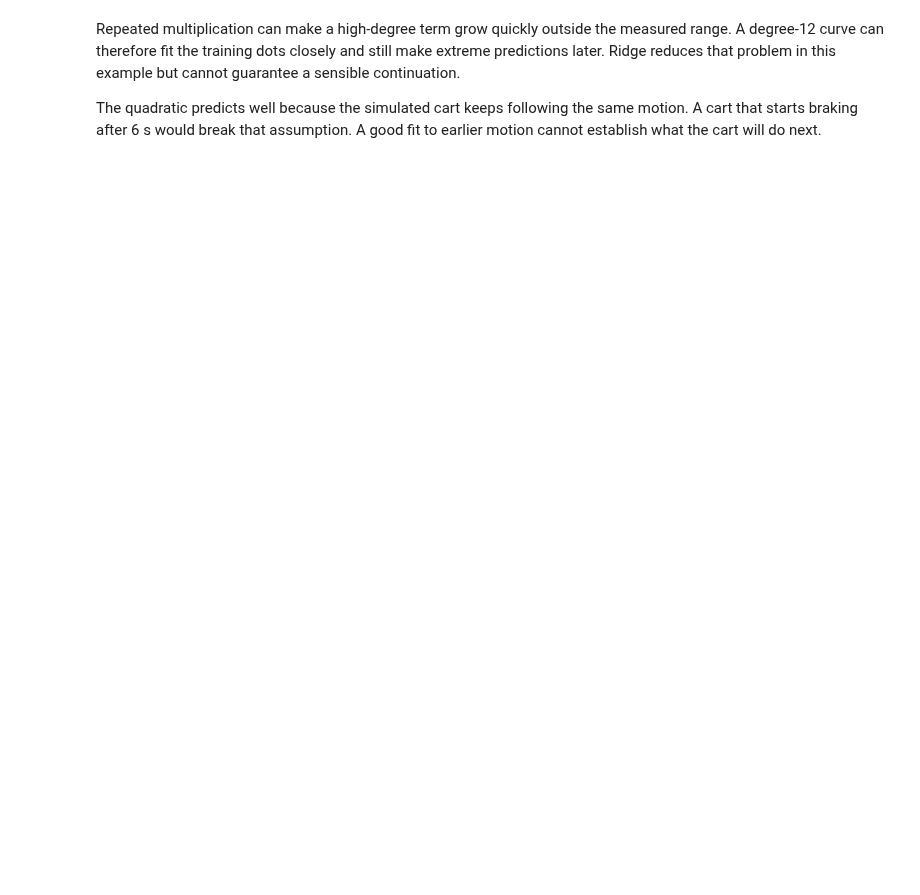
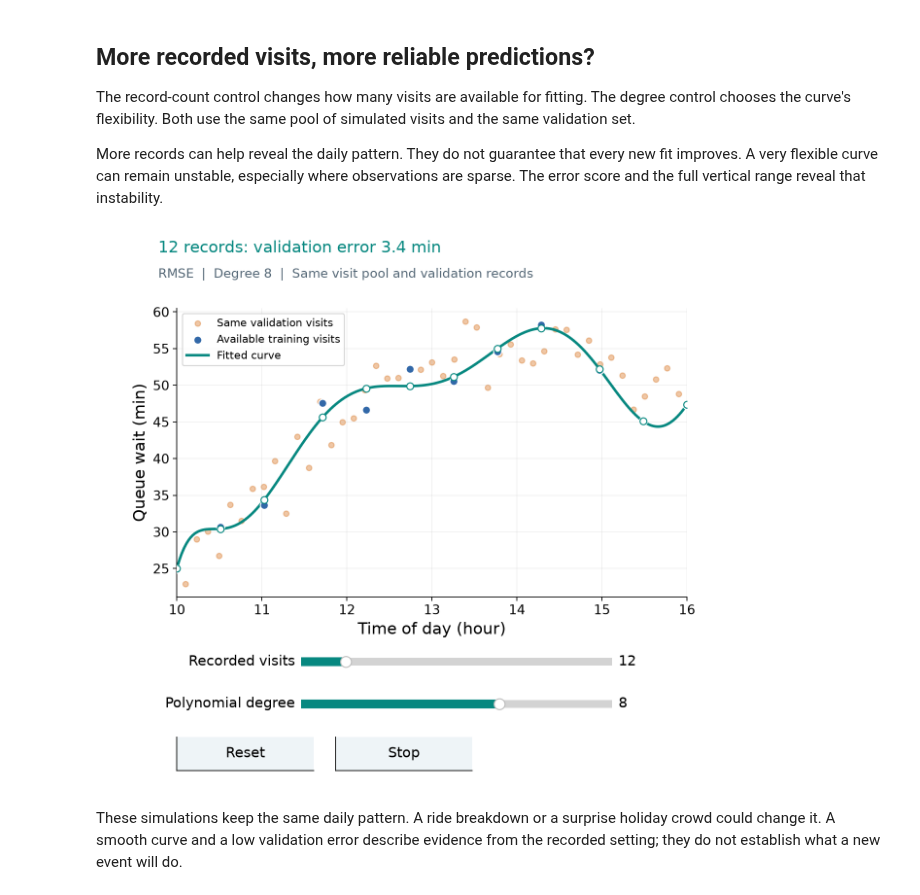
Before and after one commit to sonamu-jun/introduction-to-ai-convergence, a Jupyter notebook: 06-1_Regression/04_polynomial_regression_and_regularization.ipynb, the cells around one changed output. Cells and saved outputs as stored; diff of their text form; code cells hidden in the pictures; blank space fills up the shorter version.

```diff
--- a/06-1_Regression/04_polynomial_regression_and_regularization.ipynb
+++ b/06-1_Regression/04_polynomial_regression_and_regularization.ipynb
@@ -356,4 +280,38 @@ Test RMSE in metres. Large errors are shown in full.
 # %% [markdown]
-Repeated multiplication can make a high-degree term grow quickly outside the measured range. A degree-12 curve can therefore fit the training dots closely and still make extreme predictions later. Ridge reduces that problem in this example but cannot guarantee a sensible continuation.
+## More recorded visits, more reliable predictions?
 
-The quadratic predicts well because the simulated cart keeps following the same motion. A cart that starts braking after 6 s would break that assumption. A good fit to earlier motion cannot establish what the cart will do next.
+The record-count control changes how many visits are available for fitting. The degree control chooses the curve's flexibility. Both use the same pool of simulated visits and the same validation set.
+
+More records can help reveal the daily pattern. They do not guarantee that every new fit improves. A very flexible curve can remain unstable, especially where observations are sparse. The error score and the full vertical range reveal that instability.
+# %%
+park_pool_time = np.linspace(10, 16, 36)
+park_pool_wait = park_mean(park_pool_time) + rng_park.normal(0, 3, 36)
+
+
+def render_park_records(view, records, degree):
+    indices = np.unique(np.linspace(0, len(park_pool_time)-1, int(records)).round().astype(int))
+    time, wait = park_pool_time[indices], park_pool_wait[indices]
+    model = polynomial_model(int(degree)).fit(time[:, None], wait)
+    prediction = model.predict(park_grid[:, None])
+    error = metrics(park_valid_wait, model.predict(park_valid_time[:, None]))["RMSE"]
+    ax = view.ax
+    ax.scatter(park_valid_time, park_valid_wait, color=ORANGE, alpha=.4, s=25, label="Same validation visits")
+    ax.scatter(time, wait, color=BLUE, s=55, edgecolor="white", zorder=4, label="Available training visits")
+    ax.plot(park_grid, prediction, color=TEAL, label="Fitted curve")
+    ax.scatter(time, model.predict(time[:, None]), facecolors="white", edgecolors=TEAL, s=40, zorder=5)
+    ax.set(xlabel="Time of day (hour)", ylabel="Queue wait (min)", xlim=(10, 16))
+    ax.legend(loc="best", fontsize=10)
+    view.status.set_text(f"{len(indices)} records: validation error {error:,.1f} min")
+    view.detail.set_text(f"RMSE  |  Degree {int(degree)}  |  Same visit pool and validation records")
+    return {"indices": indices, "model": model, "prediction": prediction, "error": error}
+
+
+park_records_demo = RegressionExplorer("park_records", render_park_records, [
+    ("records", "Recorded visits", 8, 36, 12, 1, "%0.0f"),
+    ("degree", "Polynomial degree", 1, 12, 8, 1, "%0.0f"),
+])
+park_records_demo.start()
+# %% [output]
+[figure, added]
+# %% [markdown]
+These simulations keep the same daily pattern. A ride breakdown or a surprise holiday crowd could change it. A smooth curve and a low validation error describe evidence from the recorded setting; they do not establish what a new event will do.
```
Also changed, not shown: parts of 5 cells of this notebook, 25 other files.
